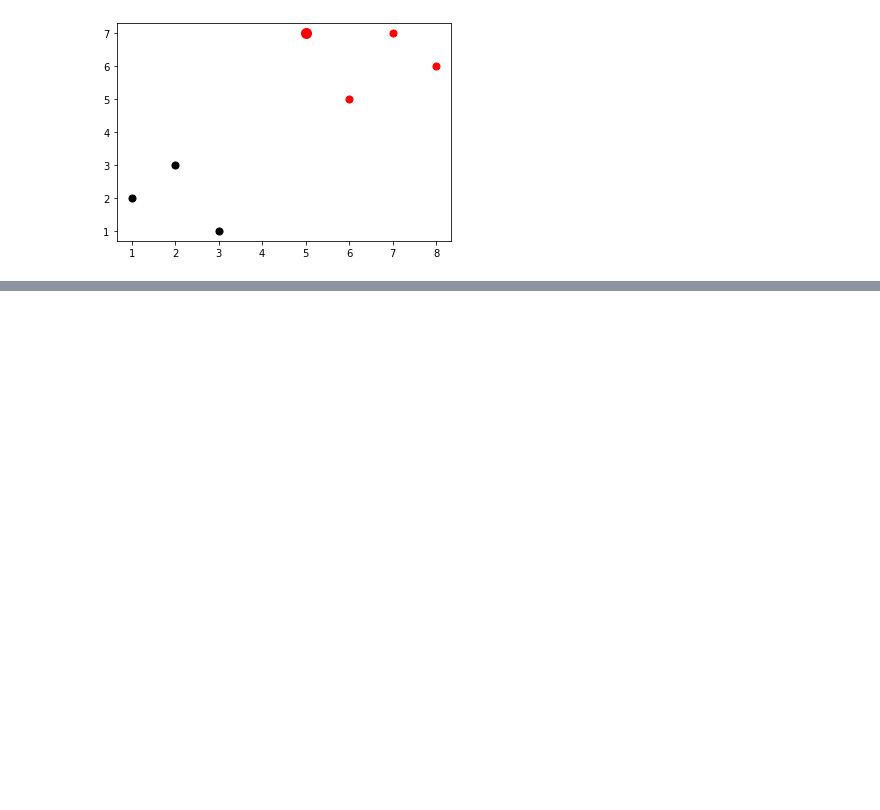
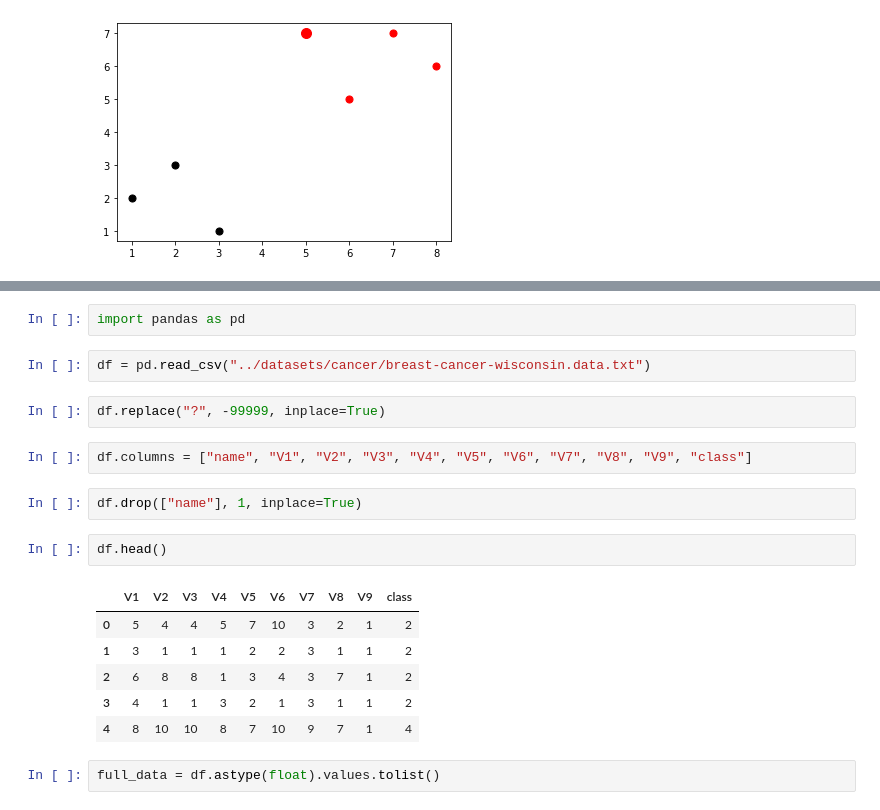
Before and after one commit to JhonFiUNFV/Data_Science_JF, a Jupyter notebook: python-ml/me/S5.2- K Nearest Neighbors Implementar.ipynb, the cells around one changed output, grey strips where cells are left out. Saved outputs shown, nothing was run; the diff lists cells and outputs as text; blank space fills up the shorter version.

```diff
--- a/python-ml/me/S5.2- K Nearest Neighbors Implementar.ipynb
+++ b/python-ml/me/S5.2- K Nearest Neighbors Implementar.ipynb
@@ -58,0 +61,21 @@ plt.scatter(new_point[0],new_point[1], s = 100, color=result)
+# %%
+import pandas as pd
+# %%
+df = pd.read_csv("../datasets/cancer/breast-cancer-wisconsin.data.txt")
+# %%
+df.replace("?", -99999, inplace=True)
+# %%
+df.columns = ["name", "V1", "V2", "V3", "V4", "V5", "V6", "V7", "V8", "V9", "class"]
+# %%
+df.drop(["name"], 1, inplace=True)
+# %%
+df.head()
+# %% [output]
+|  | V1 | V2 | V3 | V4 | V5 | V6 | V7 | V8 | V9 | class |
+| 0 | 5 | 4 | 4 | 5 | 7 | 10 | 3 | 2 | 1 | 2 |
+| 1 | 3 | 1 | 1 | 1 | 2 | 2 | 3 | 1 | 1 | 2 |
+| 2 | 6 | 8 | 8 | 1 | 3 | 4 | 3 | 7 | 1 | 2 |
+| 3 | 4 | 1 | 1 | 3 | 2 | 1 | 3 | 1 | 1 | 2 |
+| 4 | 8 | 10 | 10 | 8 | 7 | 10 | 9 | 7 | 1 | 4 |
+# %%
+full_data = df.astype(float).values.tolist()
```
Also changed, not shown: parts of 9 cells of this notebook.
